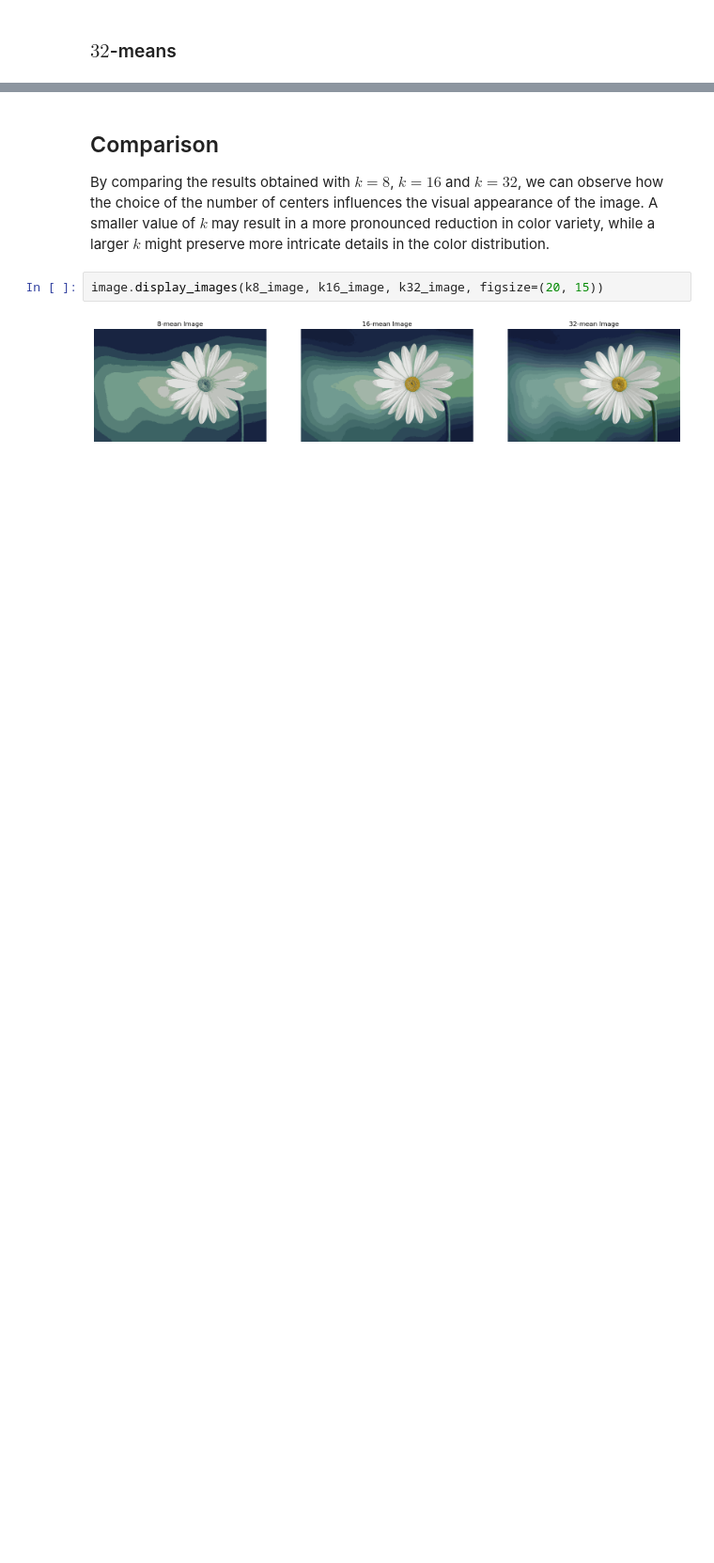
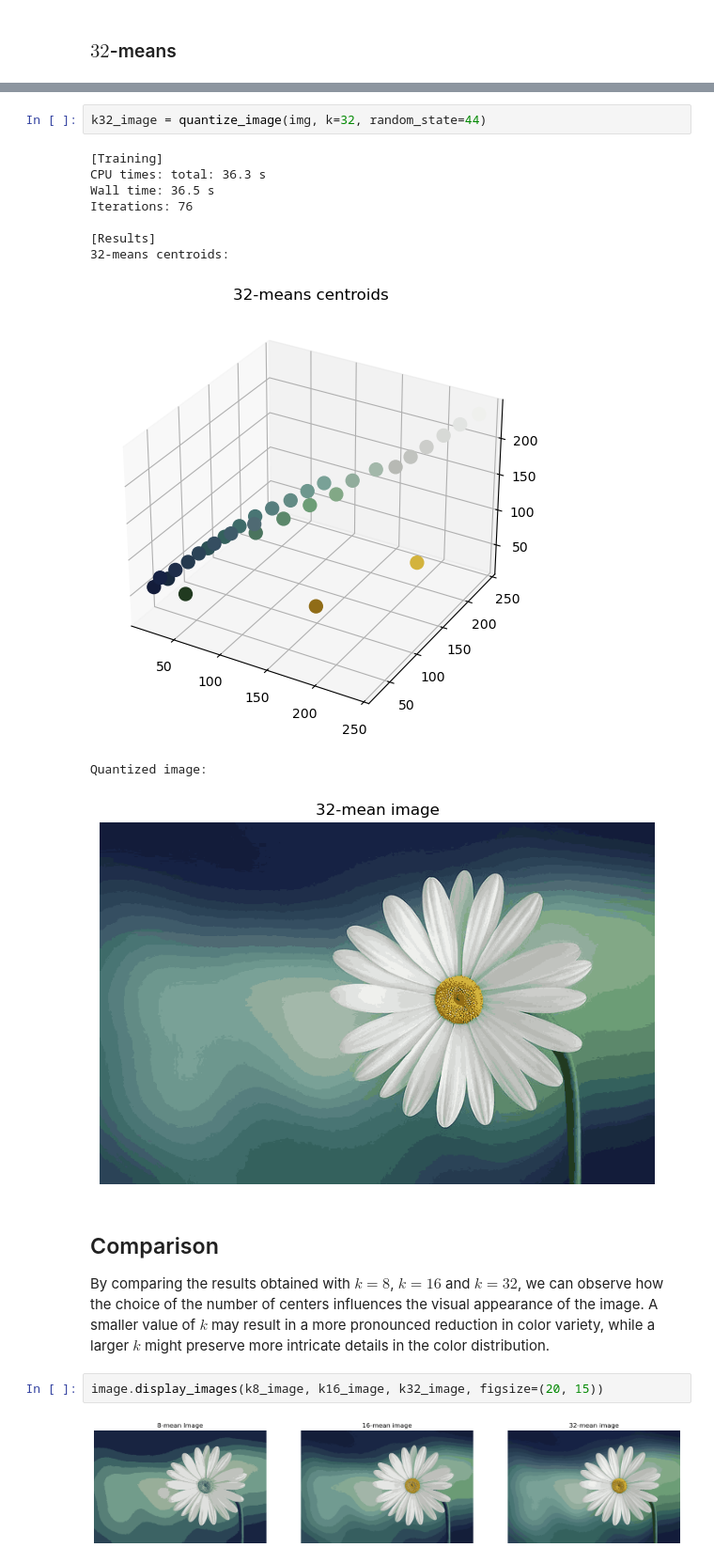
Before and after one commit to dylannalex/ML-Lab, a Jupyter notebook: image_quantization/image_quantization.ipynb, the cells around one changed output, grey strips where cells are left out. Shown at 94% size. Cells and saved outputs as stored; diff of their text form; blank space fills up the shorter version.

```diff
--- a/image_quantization/image_quantization.ipynb
+++ b/image_quantization/image_quantization.ipynb
@@ -220,3 +196,16 @@ image.display_images(k32_image)
+# %%
+k32_image = quantize_image(img, k=32, random_state=44)
+# %% [output]
+[Training]
+CPU times: total: 36.3 s
+Wall time: 36.5 s
+Iterations: 76
+
+[Results]
+32-means centroids:
+[figure, added]
+Quantized image:
+[figure, added]
 # %% [markdown]
 ## Comparison
 
```
Also changed, not shown: parts of 39 cells of this notebook.
